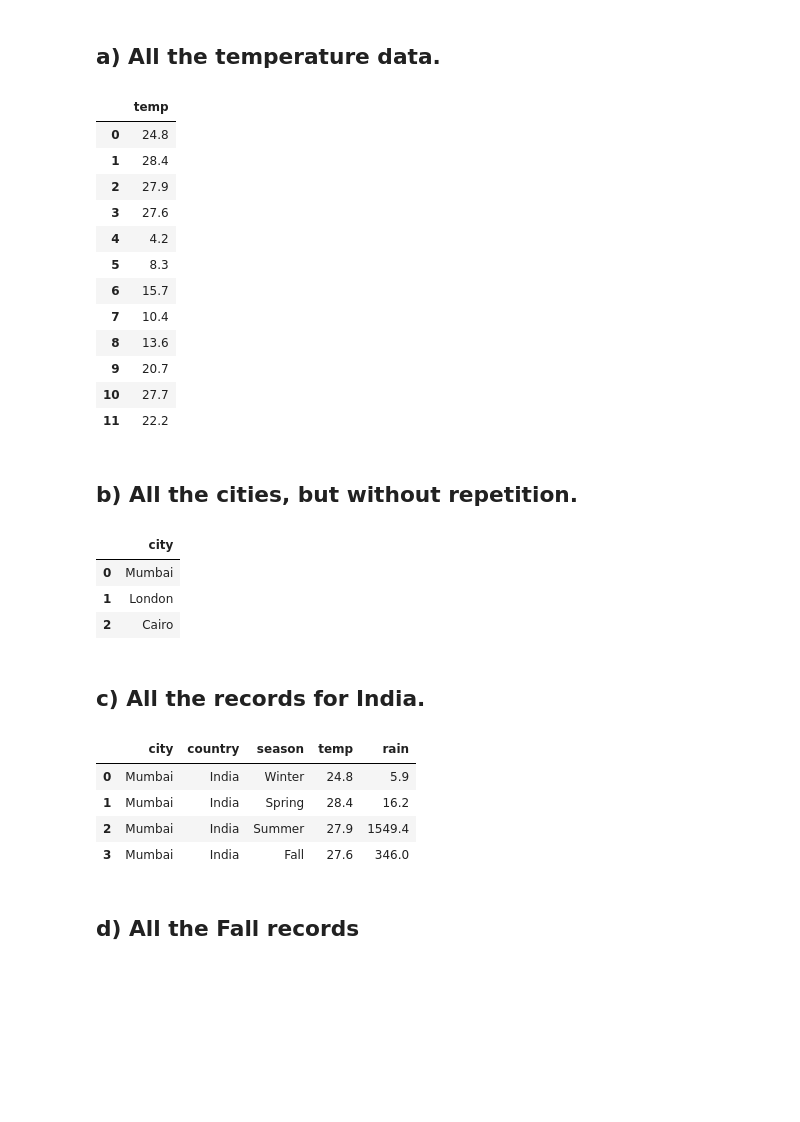
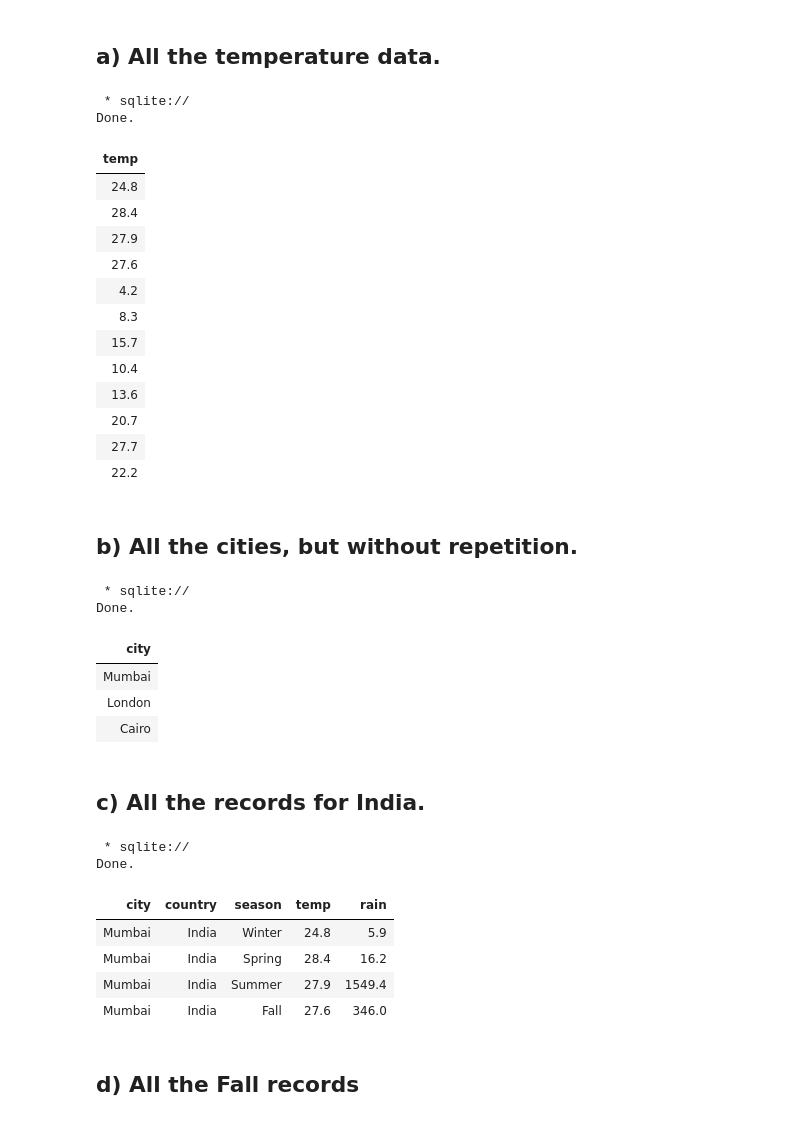
Before and after one commit to franciszerogc/Fangji.Chen.BDAT1004PS2, a Jupyter notebook: Fangji.Chen.BDAT1004PS2.ipynb, the cells around one changed output. Drawn from its saved outputs; the diff is of its cells as text; code cells hidden in the pictures; blank space fills up the shorter version.

```diff
--- a/Fangji.Chen.BDAT1004PS2.ipynb
+++ b/Fangji.Chen.BDAT1004PS2.ipynb
@@ -266,53 +304,52 @@ df = pd.DataFrame(data, columns=cols)
 # %% [markdown]
 ## a) All the temperature data.
 # %%
-sqldf("""
-SELECT temp
-FROM df
-;
-""", globals())
+%%sql
+SELECT temp FROM tb;
 # %% [output]
+ * sqlite://
+Done.
-|  | temp |
-| 0 | 24.8 |
-| 1 | 28.4 |
-| 2 | 27.9 |
-| 3 | 27.6 |
-| 4 | 4.2 |
-| 5 | 8.3 |
-| 6 | 15.7 |
-| 7 | 10.4 |
-| 8 | 13.6 |
-| 9 | 20.7 |
-| 10 | 27.7 |
-| 11 | 22.2 |
+| temp |
+| 24.8 |
+| 28.4 |
+| 27.9 |
+| 27.6 |
+| 4.2 |
+| 8.3 |
+| 15.7 |
+| 10.4 |
+| 13.6 |
+| 20.7 |
+| 27.7 |
+| 22.2 |
 # %% [markdown]
 ## b) All the cities, but without repetition.
 # %%
-sqldf("""
-SELECT distinct city
-FROM df
-;
-""", globals())
+%%sql
+SELECT distinct city FROM tb;
 # %% [output]
+ * sqlite://
+Done.
-|  | city |
-| 0 | Mumbai |
-| 1 | London |
-| 2 | Cairo |
+| city |
+| Mumbai |
+| London |
+| Cairo |
 # %% [markdown]
 ## c) All the records for India.
 # %%
-sqldf("""
+%%sql
 SELECT *
-FROM df
+FROM tb
 where country="India"
 ;
-""", globals())
 # %% [output]
+ * sqlite://
+Done.
-|  | city | country | season | temp | rain |
-| 0 | Mumbai | India | Winter | 24.8 | 5.9 |
-| 1 | Mumbai | India | Spring | 28.4 | 16.2 |
-| 2 | Mumbai | India | Summer | 27.9 | 1549.4 |
-| 3 | Mumbai | India | Fall | 27.6 | 346.0 |
+| city | country | season | temp | rain |
+| Mumbai | India | Winter | 24.8 | 5.9 |
+| Mumbai | India | Spring | 28.4 | 16.2 |
+| Mumbai | India | Summer | 27.9 | 1549.4 |
+| Mumbai | India | Fall | 27.6 | 346.0 |
 # %% [markdown]
 ## d) All the Fall records
 # %%
```
Also changed, not shown: parts of 40 cells of this notebook.
